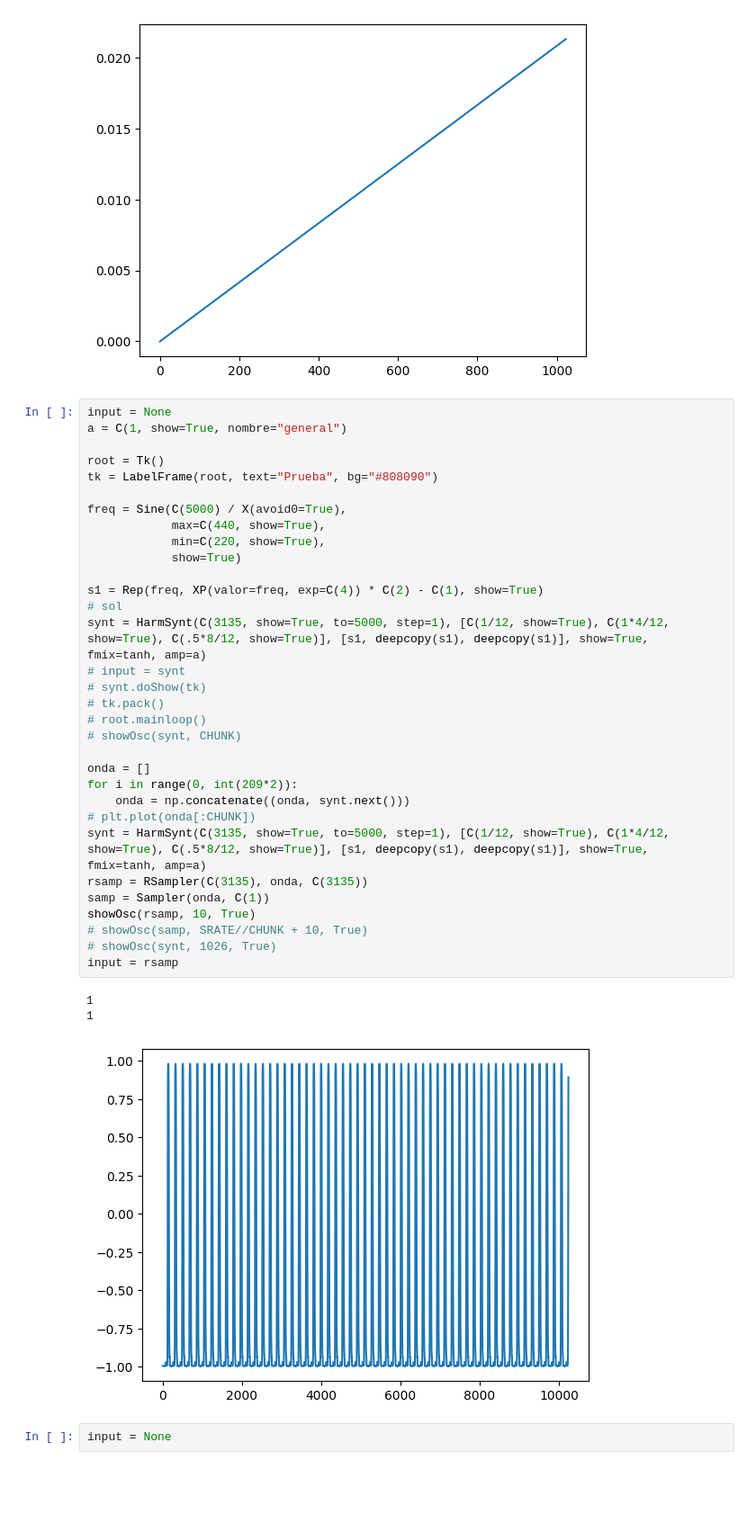
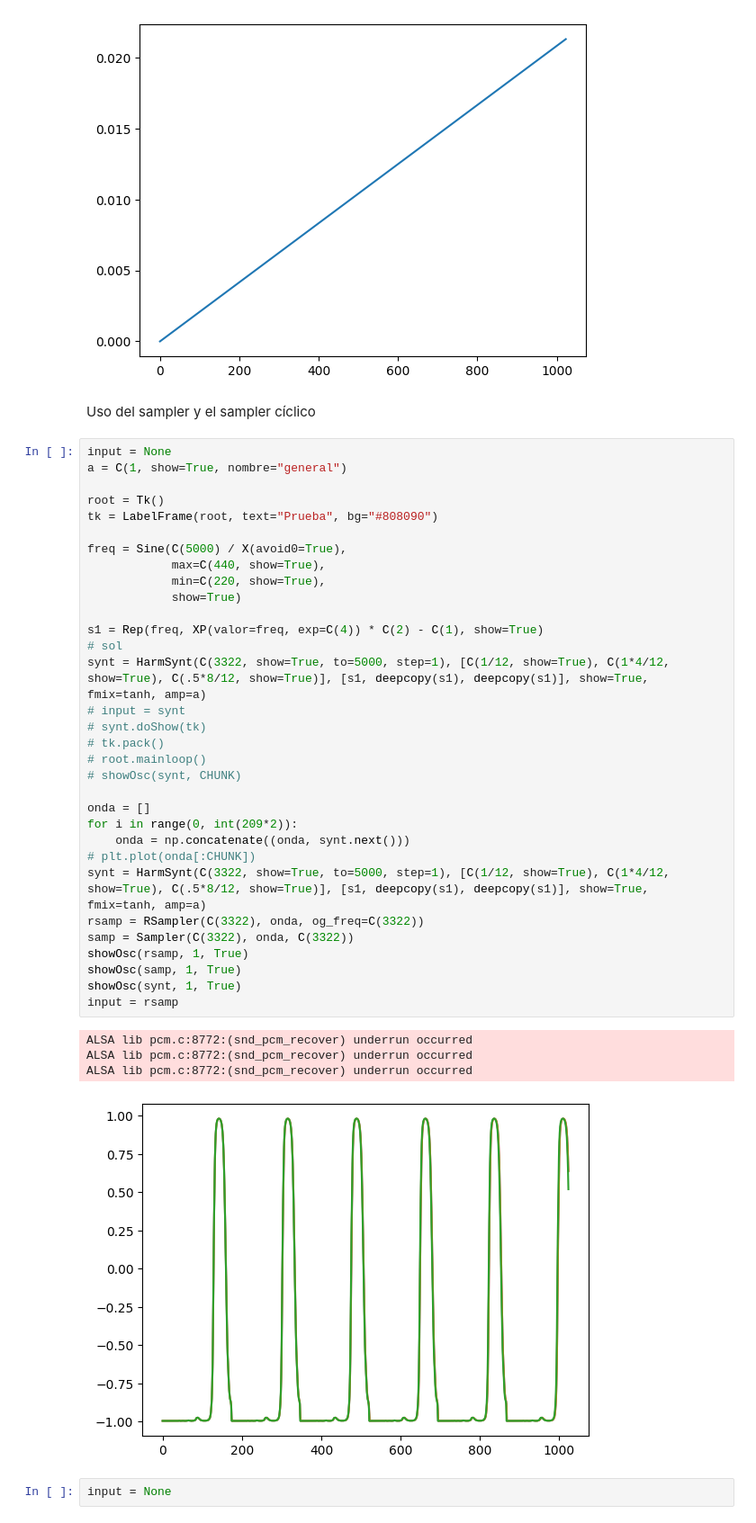
Before and after one commit to jperson4/Informatica-Musical, a Jupyter notebook: p5/p5.ipynb, the cells around one changed output. Shown at 90% size. Cells and saved outputs as stored; diff of their text form; blank space fills up the shorter version.

```diff
--- a/p5/p5.ipynb
+++ b/p5/p5.ipynb
@@ -253,41 +257,44 @@ showOsc(s, 1, chunks=True)
 showOsc(XP(C(1)), 1, True)
 # %% [output]
 [figure]
+# %% [markdown]
+Uso del sampler y el sampler cíclico
 # %%
 input = None
 a = C(1, show=True, nombre="general")
 
 root = Tk()
 tk = LabelFrame(root, text="Prueba", bg="#808090")
 
 freq = Sine(C(5000) / X(avoid0=True),
             max=C(440, show=True),
             min=C(220, show=True),
             show=True)
 
 s1 = Rep(freq, XP(valor=freq, exp=C(4)) * C(2) - C(1), show=True)
 # sol
-synt = HarmSynt(C(3135, show=True, to=5000, step=1), [C(1/12, show=True), C(1*4/12, show=True), C(.5*8/12, show=True)], [s1, deepcopy(s1), deepcopy(s1)], show=True, fmix=tanh, amp=a)
+synt = HarmSynt(C(3322, show=True, to=5000, step=1), [C(1/12, show=True), C(1*4/12, show=True), C(.5*8/12, show=True)], [s1, deepcopy(s1), deepcopy(s1)], show=True, fmix=tanh, amp=a)
 # input = synt
 # synt.doShow(tk)
 # tk.pack()
 # root.mainloop()
 # showOsc(synt, CHUNK)
 
 onda = []
 for i in range(0, int(209*2)):
     onda = np.concatenate((onda, synt.next()))
 # plt.plot(onda[:CHUNK])
-synt = HarmSynt(C(3135, show=True, to=5000, step=1), [C(1/12, show=True), C(1*4/12, show=True), C(.5*8/12, show=True)], [s1, deepcopy(s1), deepcopy(s1)], show=True, fmix=tanh, amp=a)
-rsamp = RSampler(C(3135), onda, C(3135))
-samp = Sampler(onda, C(1))
-showOsc(rsamp, 10, True)
-# showOsc(samp, SRATE//CHUNK + 10, True)
-# showOsc(synt, 1026, True)
+synt = HarmSynt(C(3322, show=True, to=5000, step=1), [C(1/12, show=True), C(1*4/12, show=True), C(.5*8/12, show=True)], [s1, deepcopy(s1), deepcopy(s1)], show=True, fmix=tanh, amp=a)
+rsamp = RSampler(C(3322), onda, og_freq=C(3322))
+samp = Sampler(C(3322), onda, C(3322))
+showOsc(rsamp, 1, True)
+showOsc(samp, 1, True)
+showOsc(synt, 1, True)
 input = rsamp
 # %% [output]
-1
-1
+ALSA lib pcm.c:8772:(snd_pcm_recover) underrun occurred
+ALSA lib pcm.c:8772:(snd_pcm_recover) underrun occurred
+ALSA lib pcm.c:8772:(snd_pcm_recover) underrun occurred
-[figure, old version]
+[figure, new version]
 # %%
 input = None
```
Also changed, not shown: parts of 9 cells of this notebook, 6 other files.
